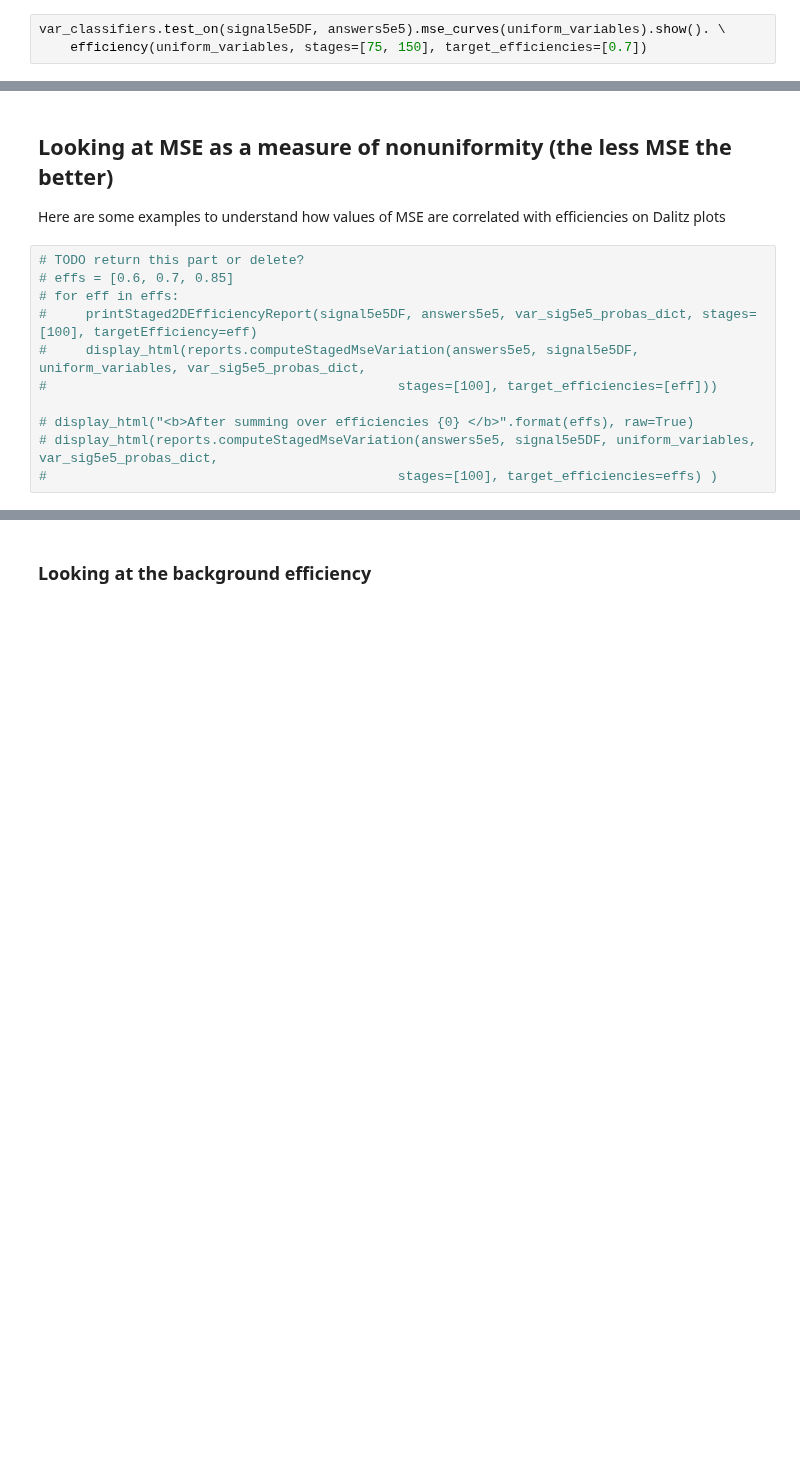
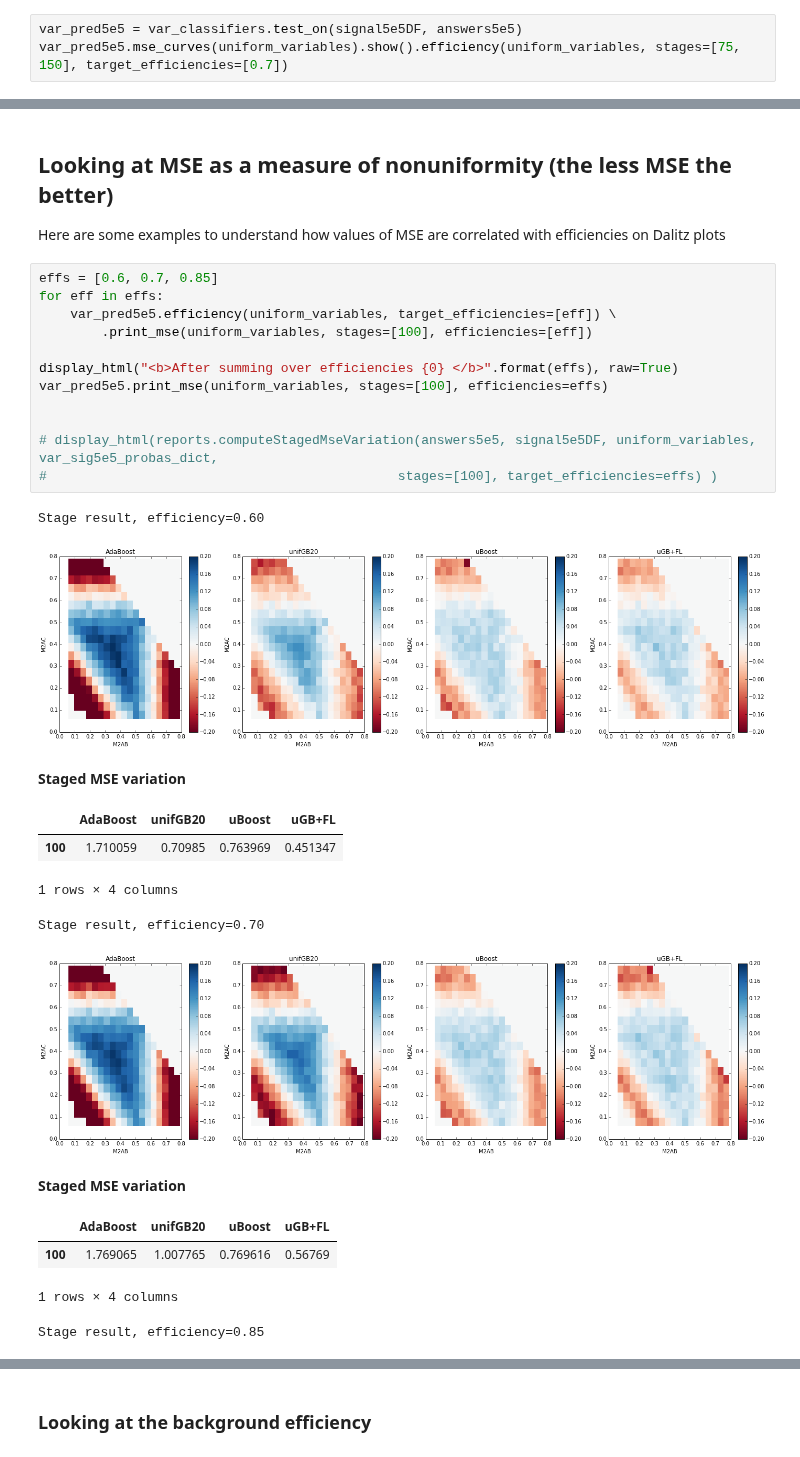
Before and after one commit to anaderi/lhcb_trigger_ml, a Jupyter notebook: IPythonWorkflow/DalitzUGBDemo.ipynb, the cells around one changed output, grey strips where cells are left out. Drawn from its saved outputs; the diff is of its cells as text; blank space fills up the shorter version.

```diff
--- a/IPythonWorkflow/DalitzUGBDemo.ipynb
+++ b/IPythonWorkflow/DalitzUGBDemo.ipynb
@@ -142,8 +142,8 @@ var_classifiers.test_on(testX, testY).learning_curves().show().roc(stages=[75, 1
 [figure]
 <reports.Predictions at 0x...>
 # %%
-var_classifiers.test_on(signal5e5DF, answers5e5).mse_curves(uniform_variables).show(). \
-    efficiency(uniform_variables, stages=[75, 150], target_efficiencies=[0.7])
+var_pred5e5 = var_classifiers.test_on(signal5e5DF, answers5e5)
+var_pred5e5.mse_curves(uniform_variables).show().efficiency(uniform_variables, stages=[75, 150], target_efficiencies=[0.7])
 # %% [output]
 [figure]
 Stage 75, efficiency=0.70
@@ -155,13 +155,28 @@ Stage 150, efficiency=0.70
 ## Looking at MSE as a measure of nonuniformity (the less MSE the better)
 Here are some examples to understand how values of MSE are correlated with efficiencies on Dalitz plots
 # %%
-# TODO return this part or delete?
-# effs = [0.6, 0.7, 0.85]
-# for eff in effs:
-#     printStaged2DEfficiencyReport(signal5e5DF, answers5e5, var_sig5e5_probas_dict, stages=[100], targetEfficiency=eff)
-#     display_html(reports.computeStagedMseVariation(answers5e5, signal5e5DF, uniform_variables, var_sig5e5_probas_dict,
-#                                             stages=[100], target_efficiencies=[eff]))
+effs = [0.6, 0.7, 0.85]
+for eff in effs:
+    var_pred5e5.efficiency(uniform_variables, target_efficiencies=[eff]) \
+        .print_mse(uniform_variables, stages=[100], efficiencies=[eff])
 
-# display_html("<b>After summing over efficiencies {0} </b>".format(effs), raw=True)
+display_html("<b>After summing over efficiencies {0} </b>".format(effs), raw=True)
+var_pred5e5.print_mse(uniform_variables, stages=[100], efficiencies=effs)
+
+
 # display_html(reports.computeStagedMseVariation(answers5e5, signal5e5DF, uniform_variables, var_sig5e5_probas_dict,
 #                                             stages=[100], target_efficiencies=effs) )
+# %% [output]
+Stage result, efficiency=0.60
+[figure, added]
+Staged MSE variation
+|  | AdaBoost | unifGB20 | uBoost | uGB+FL |
+| 100 | 1.710059 | 0.70985 | 0.763969 | 0.451347 |
+1 rows × 4 columns
+Stage result, efficiency=0.70
+[figure, added]
+Staged MSE variation
+|  | AdaBoost | unifGB20 | uBoost | uGB+FL |
+| 100 | 1.769065 | 1.007765 | 0.769616 | 0.56769 |
+1 rows × 4 columns
+Stage result, efficiency=0.85
```
Also changed, not shown: parts of 4 cells of this notebook.
